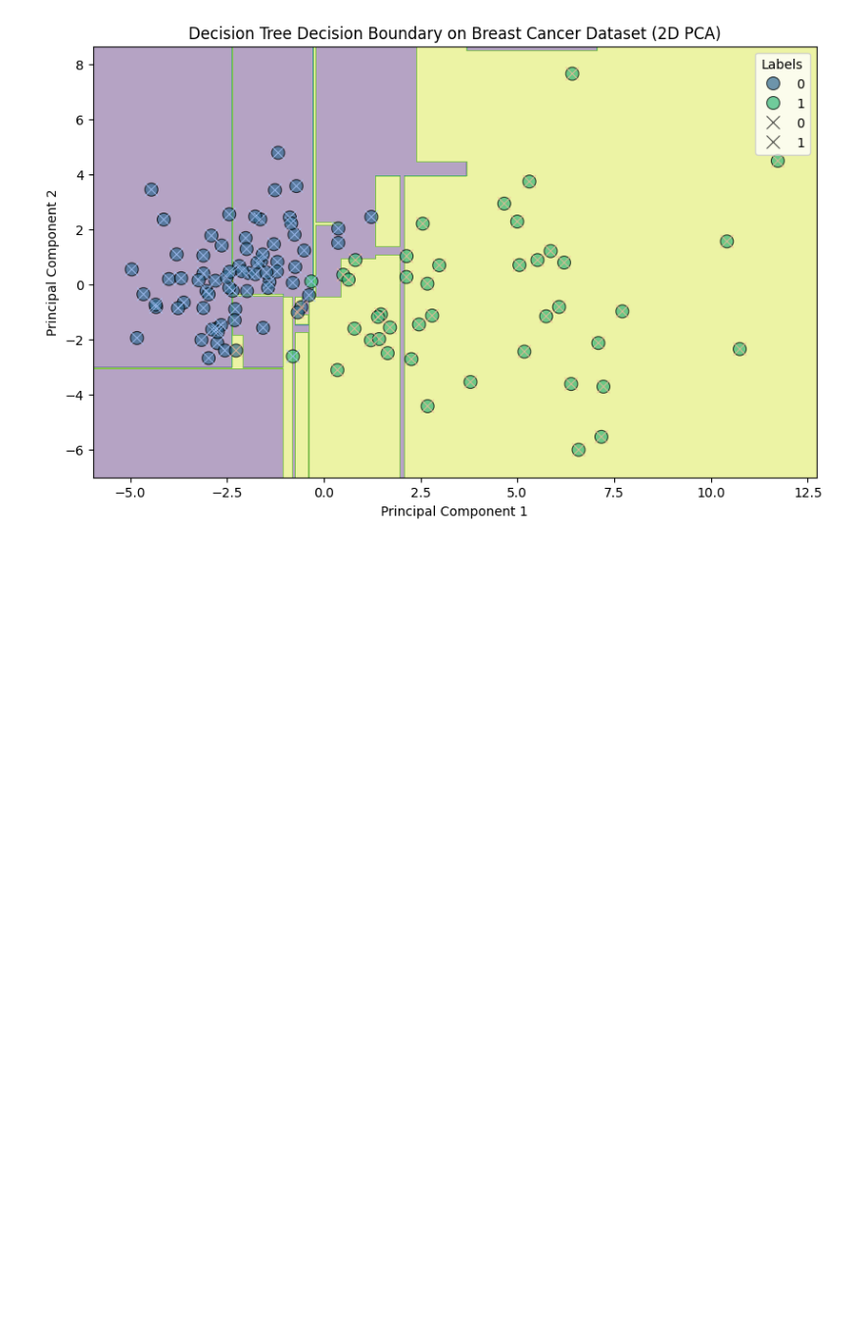
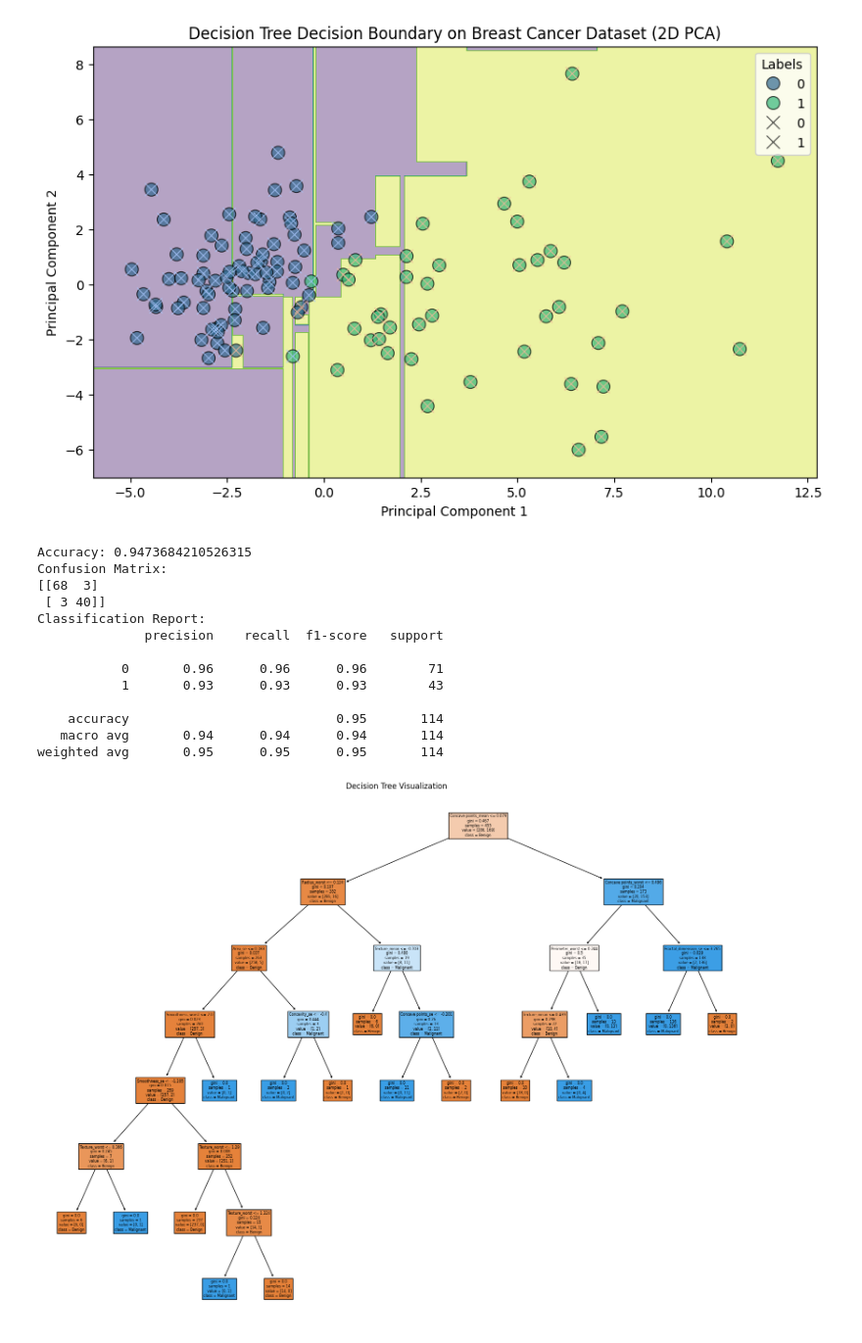
Before and after one commit to Shasidharyadav/Unsupervised-Learning, a Jupyter notebook: DESCION_TREE.ipynb, the cells around one changed output. Shown at 98% size. Drawn from its saved outputs; the diff is of its cells as text; code cells hidden in the pictures; blank space fills up the shorter version.

```diff
--- a/DESCION_TREE.ipynb
+++ b/DESCION_TREE.ipynb
@@ -103,3 +103,81 @@ plt.legend(title='Labels')
 plt.show()
 # %% [output]
 [figure]
+# %%
+import pandas as pd
+import numpy as np
+from sklearn.model_selection import train_test_split
+from sklearn.preprocessing import StandardScaler
+from sklearn.tree import DecisionTreeClassifier
+from sklearn.metrics import accuracy_score, confusion_matrix, classification_report
+import matplotlib.pyplot as plt
+from sklearn import tree
+
+# Load the Breast Cancer Wisconsin dataset
+url = "https://archive.ics.uci.edu/ml/machine-learning-databases/breast-cancer-wisconsin/wdbc.data"
+column_names = [
+    'ID', 'Diagnosis', 'Radius_mean', 'Texture_mean', 'Perimeter_mean', 'Area_mean', 'Smoothness_mean',
+    'Compactness_mean', 'Concavity_mean', 'Concave points_mean', 'Symmetry_mean', 'Fractal_dimension_mean',
+    'Radius_se', 'Texture_se', 'Perimeter_se', 'Area_se', 'Smoothness_se', 'Compactness_se', 'Concavity_se',
+    'Concave points_se', 'Symmetry_se', 'Fractal_dimension_se', 'Radius_worst', 'Texture_worst', 'Perimeter_worst',
+    'Area_worst', 'Smoothness_worst', 'Compactness_worst', 'Concavity_worst', 'Concave points_worst',
+    'Symmetry_worst', 'Fractal_dimension_worst'
+]
+data = pd.read_csv(url, header=None, names=column_names)
+
+# Drop the 'ID' column as it's not useful for the model
+data = data.drop('ID', axis=1)
+
+# Convert the target variable 'Diagnosis' to binary (M = malignant, B = benign)
+data['Diagnosis'] = data['Diagnosis'].map({'M': 1, 'B': 0})
+
+# Separating features and target variable
+X = data.drop('Diagnosis', axis=1)
+y = data['Diagnosis']
+
+# Splitting the data into training and testing sets
+X_train, X_test, y_train, y_test = train_test_split(X, y, test_size=0.2, random_state=42)
+
+# Standardizing the features
+scaler = StandardScaler()
+X_train = scaler.fit_transform(X_train)
+X_test = scaler.transform(X_test)
+
+# Training the Decision Tree model
+clf = DecisionTreeClassifier(random_state=42)
+clf.fit(X_train, y_train)
+
+# Making predictions
+y_pred = clf.predict(X_test)
+
+# Evaluating the model
+accuracy = accuracy_score(y_test, y_pred)
+conf_matrix = confusion_matrix(y_test, y_pred)
+class_report = classification_report(y_test, y_pred)
+
+print(f'Accuracy: {accuracy}')
+print('Confusion Matrix:')
+print(conf_matrix)
+print('Classification Report:')
+print(class_report)
+
+# Visualizing the Decision Tree
+plt.figure(figsize=(20,15))
+tree.plot_tree(clf, filled=True, feature_names=X.columns, class_names=['Benign', 'Malignant'])
+plt.title('Decision Tree Visualization')
+plt.show()
+# %% [output]
+Accuracy: 0.9473684210526315
+Confusion Matrix:
+[[68  3]
+ [ 3 40]]
+Classification Report:
+              precision    recall  f1-score   support
+
+           0       0.96      0.96      0.96        71
+           1       0.93      0.93      0.93        43
+
+    accuracy                           0.95       114
+   macro avg       0.94      0.94      0.94       114
+weighted avg       0.95      0.95      0.95       114
+[figure, added]
```
